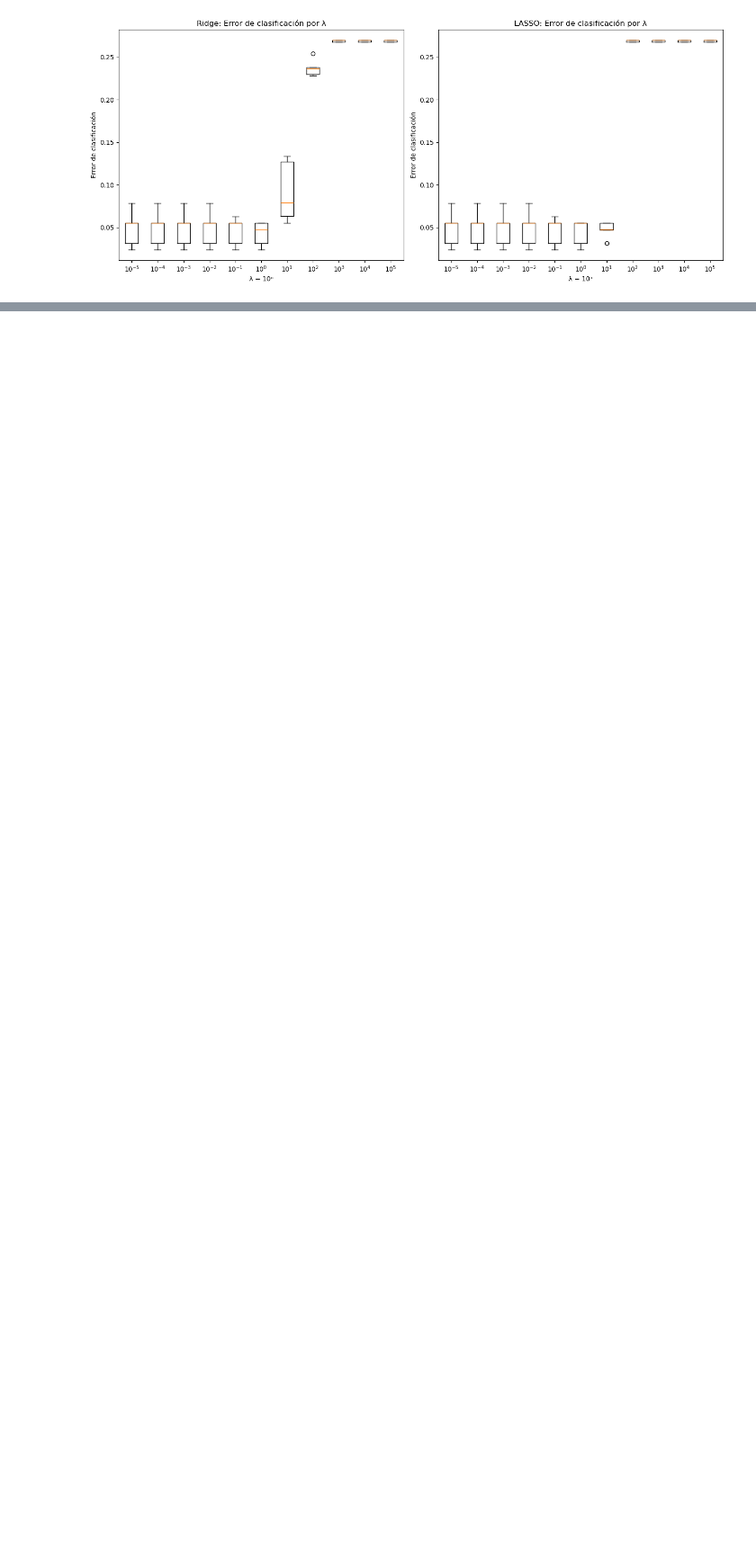
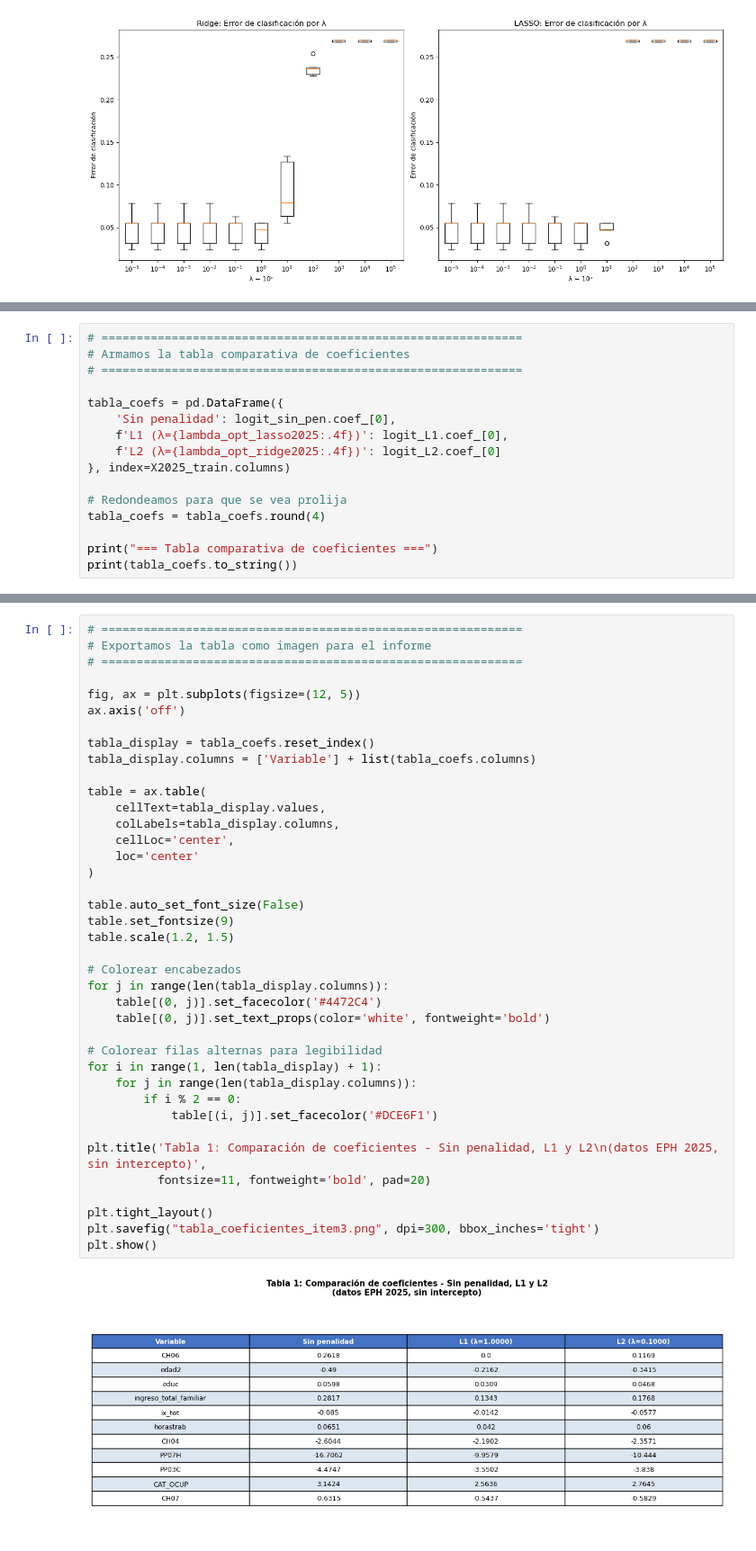
Before and after one commit to mariasolsampogna/E337_Grupo2, a Jupyter notebook: TP4/E337_Grupo2_TP4.ipynb, the cells around one changed output, grey strips where cells are left out. Shown at 90% size. Drawn from its saved outputs; the diff is of its cells as text; blank space fills up the shorter version.

```diff
--- a/TP4/E337_Grupo2_TP4.ipynb
+++ b/TP4/E337_Grupo2_TP4.ipynb
@@ -410,0 +454,16 @@ plt.show()
+# %%
+# ============================================================
+# Armamos la tabla comparativa de coeficientes
+# ============================================================
+
+tabla_coefs = pd.DataFrame({
+    'Sin penalidad': logit_sin_pen.coef_[0],
+    f'L1 (λ={lambda_opt_lasso2025:.4f})': logit_L1.coef_[0],
+    f'L2 (λ={lambda_opt_ridge2025:.4f})': logit_L2.coef_[0]
+}, index=X2025_train.columns)
+
+# Redondeamos para que se vea prolija
+tabla_coefs = tabla_coefs.round(4)
+
+print("=== Tabla comparativa de coeficientes ===")
+print(tabla_coefs.to_string())
@@ -410,0 +484,41 @@ plt.show()
+# %%
+# ============================================================
+# Exportamos la tabla como imagen para el informe
+# ============================================================
+
+fig, ax = plt.subplots(figsize=(12, 5))
+ax.axis('off')
+
+tabla_display = tabla_coefs.reset_index()
+tabla_display.columns = ['Variable'] + list(tabla_coefs.columns)
+
+table = ax.table(
+    cellText=tabla_display.values,
+    colLabels=tabla_display.columns,
+    cellLoc='center',
+    loc='center'
+)
+
+table.auto_set_font_size(False)
+table.set_fontsize(9)
+table.scale(1.2, 1.5)
+
+# Colorear encabezados
+for j in range(len(tabla_display.columns)):
+    table[(0, j)].set_facecolor('#4472C4')
+    table[(0, j)].set_text_props(color='white', fontweight='bold')
+
+# Colorear filas alternas para legibilidad
+for i in range(1, len(tabla_display) + 1):
+    for j in range(len(tabla_display.columns)):
+        if i % 2 == 0:
+            table[(i, j)].set_facecolor('#DCE6F1')
+
+plt.title('Tabla 1: Comparación de coeficientes - Sin penalidad, L1 y L2\n(datos EPH 2025, sin intercepto)',
+          fontsize=11, fontweight='bold', pad=20)
+
+plt.tight_layout()
+plt.savefig("tabla_coeficientes_item3.png", dpi=300, bbox_inches='tight')
+plt.show()
+# %% [output]
+[figure, added]
```
Also changed, not shown: parts of 4 cells of this notebook, 1 other file.
